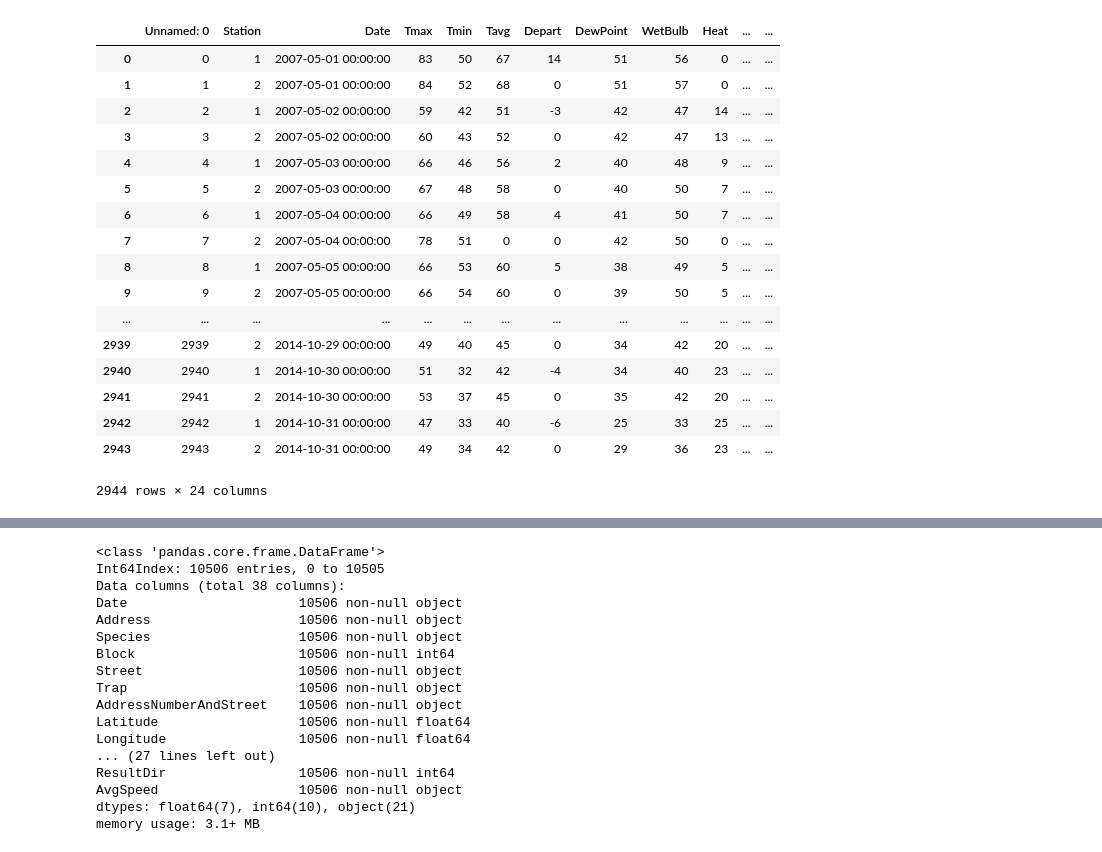
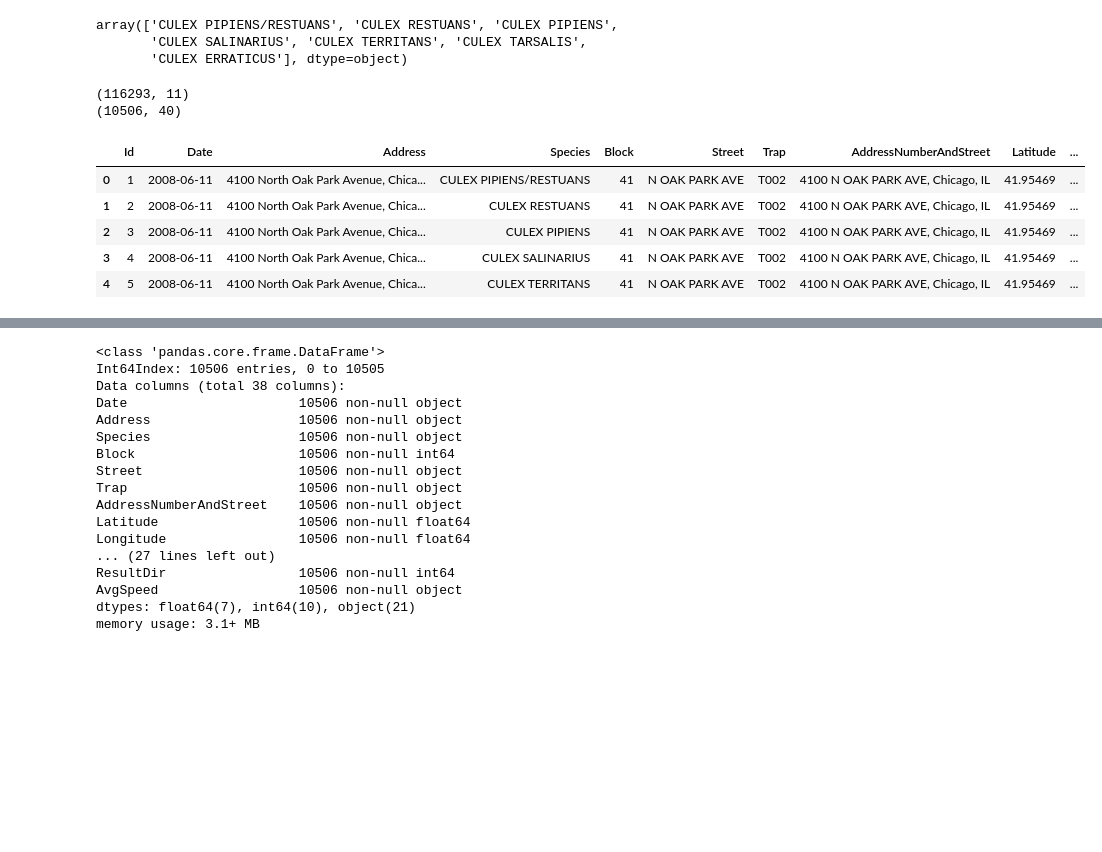
Before and after one commit to nsivapra/West-Nile-Virus, a Jupyter notebook: eda/Datacleaning-addweather2train.ipynb, the cells around one changed output, grey strips where cells are left out. Cells and saved outputs as stored; diff of their text form; code cells hidden in the pictures; blank space fills up the shorter version.

```diff
--- a/eda/Datacleaning-addweather2train.ipynb
+++ b/eda/Datacleaning-addweather2train.ipynb
@@ -77,22 +77,6 @@ total weather row count: 2944  only relevant days: 190
-# %%
-weather_df = pd.read_csv(clean_weather_path)
-weather_df
-# %% [output]
-|  | Unnamed: 0 | Station | Date | Tmax | Tmin | Tavg | Depart | DewPoint | WetBulb | Heat | ... | ... |
-| 0 | 0 | 1 | 2007-05-01 00:00:00 | 83 | 50 | 67 | 14 | 51 | 56 | 0 | ... | ... |
-| 1 | 1 | 2 | 2007-05-01 00:00:00 | 84 | 52 | 68 | 0 | 51 | 57 | 0 | ... | ... |
-| 2 | 2 | 1 | 2007-05-02 00:00:00 | 59 | 42 | 51 | -3 | 42 | 47 | 14 | ... | ... |
-| 3 | 3 | 2 | 2007-05-02 00:00:00 | 60 | 43 | 52 | 0 | 42 | 47 | 13 | ... | ... |
-| 4 | 4 | 1 | 2007-05-03 00:00:00 | 66 | 46 | 56 | 2 | 40 | 48 | 9 | ... | ... |
-| 5 | 5 | 2 | 2007-05-03 00:00:00 | 67 | 48 | 58 | 0 | 40 | 50 | 7 | ... | ... |
-| 6 | 6 | 1 | 2007-05-04 00:00:00 | 66 | 49 | 58 | 4 | 41 | 50 | 7 | ... | ... |
-| 7 | 7 | 2 | 2007-05-04 00:00:00 | 78 | 51 | 0 | 0 | 42 | 50 | 0 | ... | ... |
-| 8 | 8 | 1 | 2007-05-05 00:00:00 | 66 | 53 | 60 | 5 | 38 | 49 | 5 | ... | ... |
-| 9 | 9 | 2 | 2007-05-05 00:00:00 | 66 | 54 | 60 | 0 | 39 | 50 | 5 | ... | ... |
-| ... | ... | ... | ... | ... | ... | ... | ... | ... | ... | ... | ... | ... |
-| 2939 | 2939 | 2 | 2014-10-29 00:00:00 | 49 | 40 | 45 | 0 | 34 | 42 | 20 | ... | ... |
-| 2940 | 2940 | 1 | 2014-10-30 00:00:00 | 51 | 32 | 42 | -4 | 34 | 40 | 23 | ... | ... |
-| 2941 | 2941 | 2 | 2014-10-30 00:00:00 | 53 | 37 | 45 | 0 | 35 | 42 | 20 | ... | ... |
-| 2942 | 2942 | 1 | 2014-10-31 00:00:00 | 47 | 33 | 40 | -6 | 25 | 33 | 25 | ... | ... |
-| 2943 | 2943 | 2 | 2014-10-31 00:00:00 | 49 | 34 | 42 | 0 | 29 | 36 | 23 | ... | ... |
-2944 rows × 24 columns
+# %%
+train_df['Species'].unique()
+# %% [output]
+array(['CULEX PIPIENS/RESTUANS', 'CULEX RESTUANS', 'CULEX PIPIENS',
+       'CULEX SALINARIUS', 'CULEX TERRITANS', 'CULEX TARSALIS',
+       'CULEX ERRATICUS'], dtype=object)
@@ -98,0 +85,19 @@ weather_df
+# %%
+test_set = '../assets/test.csv'
+# %%
+test_df = pd.read_csv(test_set)
+
+print test_df.shape
+print train_df.shape
+# %% [output]
+(116293, 11)
+(10506, 40)
+# %%
+test_df.head()
+# %% [output]
+|  | Id | Date | Address | Species | Block | Street | Trap | AddressNumberAndStreet | Latitude | ... |
+| 0 | 1 | 2008-06-11 | 4100 North Oak Park Avenue, Chica... | CULEX PIPIENS/RESTUANS | 41 | N OAK PARK AVE | T002 | 4100 N OAK PARK AVE, Chicago, IL | 41.95469 | ... |
+| 1 | 2 | 2008-06-11 | 4100 North Oak Park Avenue, Chica... | CULEX RESTUANS | 41 | N OAK PARK AVE | T002 | 4100 N OAK PARK AVE, Chicago, IL | 41.95469 | ... |
+| 2 | 3 | 2008-06-11 | 4100 North Oak Park Avenue, Chica... | CULEX PIPIENS | 41 | N OAK PARK AVE | T002 | 4100 N OAK PARK AVE, Chicago, IL | 41.95469 | ... |
+| 3 | 4 | 2008-06-11 | 4100 North Oak Park Avenue, Chica... | CULEX SALINARIUS | 41 | N OAK PARK AVE | T002 | 4100 N OAK PARK AVE, Chicago, IL | 41.95469 | ... |
+| 4 | 5 | 2008-06-11 | 4100 North Oak Park Avenue, Chica... | CULEX TERRITANS | 41 | N OAK PARK AVE | T002 | 4100 N OAK PARK AVE, Chicago, IL | 41.95469 | ... |
```
Also changed, not shown: parts of 4 cells of this notebook, 3 other files.
